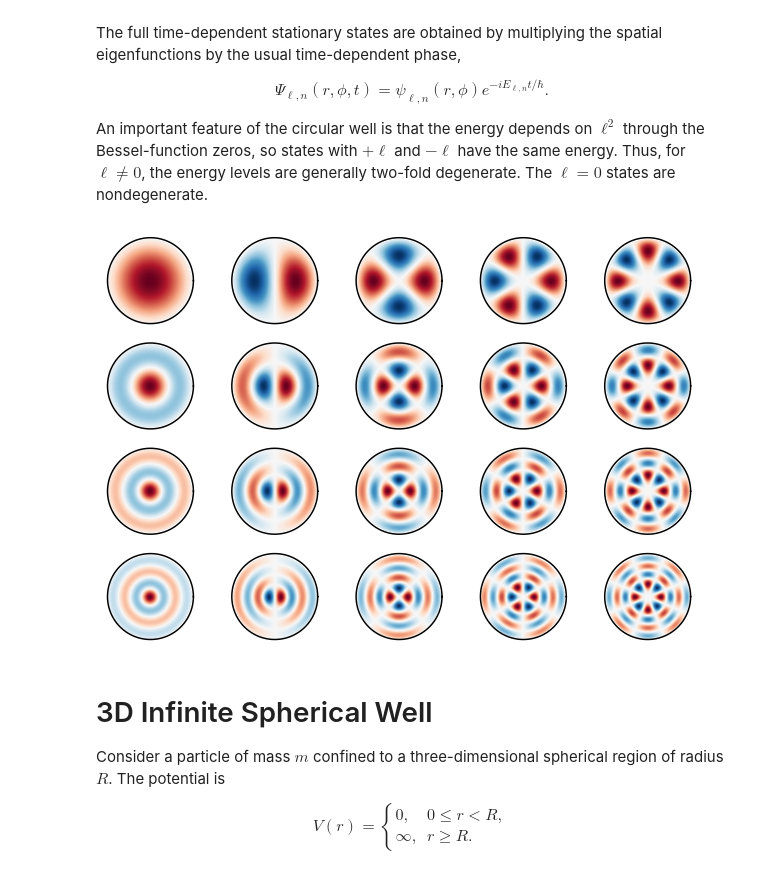
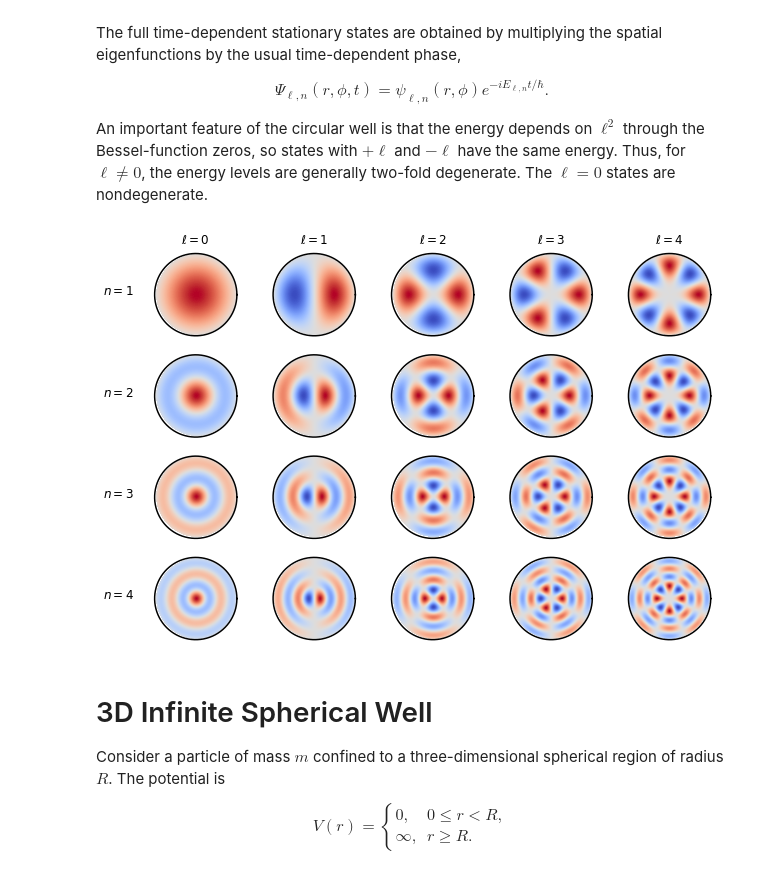
Before and after one commit to edmontoneuler/interactive-notebooks, a Jupyter notebook: content/quantum/infinite_potential_wells.ipynb, the cells around one changed output. Cells and saved outputs as stored; diff of their text form; code cells hidden in the pictures.

```diff
--- a/content/quantum/infinite_potential_wells.ipynb
+++ b/content/quantum/infinite_potential_wells.ipynb
@@ -310,9 +310,9 @@ L=1
 x, y = np.linspace(0, L, N), np.linspace(0, L, N)
 X, Y = np.meshgrid(x, y)
 
-mvals = np.arange(1, 6)
-nvals = np.arange(1, 4)
-fig, axs = plt.subplots(len(nvals), len(mvals), figsize = (9,6))
+mvals = np.arange(1, 5)
+nvals = np.arange(1, 5)
+fig, axs = plt.subplots(len(nvals), len(mvals), figsize = (9,9))
 
 def plot_wavefunction(axs, m, n):
     psi = np.sin(np.pi*m*X)*np.sin(np.pi*n*Y)
@@ -321,7 +321,7 @@ def plot_wavefunction(axs, m, n):
     pmin = np.amin(psi)
     pext = max(pmax, -pmin)
 
-    axs.imshow(psi, vmin=-pext, vmax = pext, cmap='RdBu_r', extent =[0, 1, 0, 1])
+    axs.imshow(psi, vmin=-pext, vmax = pext, cmap='coolwarm', extent =[0, 1, 0, 1])
 
     axs.plot([0, 0], [0,1], 'k', lw=2)
     axs.plot([1, 1], [0,1], 'k', lw=2)
@@ -339,12 +339,16 @@ fs = 12
 axs[0, 0].text(-0.6, 0.45, r'$n_y=1$', fontsize=fs)
 axs[1, 0].text(-0.6, 0.45, r'$n_y=2$', fontsize=fs)
 axs[2, 0].text(-0.6, 0.45, r'$n_y=3$', fontsize=fs)
+axs[3, 0].text(-0.6, 0.45, r'$n_y=4$', fontsize=fs)
+#axs[4, 0].text(-0.6, 0.45, r'$n_y=5$', fontsize=fs)
 
 axs[0, 0].set_title(r'$n_x=1$', fontsize=fs)
 axs[0, 1].set_title(r'$n_x=2$', fontsize=fs)
 axs[0, 2].set_title(r'$n_x=3$', fontsize=fs)
 axs[0, 3].set_title(r'$n_x=4$', fontsize=fs)
-axs[0, 4].set_title(r'$n_x=5$', fontsize=fs)
+#axs[0, 4].set_title(r'$n_x=5$', fontsize=fs)
+
+#axs[2, 4].text(1.5, 0.45, r'$\psi_{n_x, n_y}(x,y)$', fontsize=30)
 
 #plt.tight_layout()
 
@@ -660,36 +664,49 @@ t = np.linspace(0, 2*np.pi, 1000) # For parameterizing outline
 
 OOB_mask = R > radius
 IB_mask = R < radius
 
 mvals = np.arange(5)
 nvals = np.arange(4)
-fig, axs = plt.subplots(4, 5, figsize = (9,6))
+fig, axs = plt.subplots(len(nvals), len(mvals), figsize = (9,6))
 
 def plot_2D_wavefunction(axs, m, n):
     zeros = jn_zeros(m, n+1) # Zeros of Bessel function
     psi = jv(m, R*zeros[n])*np.cos(m*T) # Wavefunction
 
     pmax = np.amax(psi[IB_mask])
     pmin = np.amin(psi[IB_mask])
     pext = max(pmax, -pmin)
     psi[OOB_mask] = float('nan')
-    axs.imshow(psi, vmin=-pext, vmax = pext, cmap='RdBu_r', extent =[-1, 1, -1, 1])
+    axs.imshow(psi, vmin=-pext, vmax = pext, cmap='coolwarm', extent =[-1, 1, -1, 1])
 
     axs.plot(np.cos(t), np.sin(t), 'k')
     axs.set_xlim(-1.1, 1.1)
     axs.set_ylim(-1.1, 1.1)
 
     axs.set_axis_off()
 
 for i, m in enumerate(mvals):
     for j, n in enumerate(nvals):
         plot_2D_wavefunction(axs[j, i], m, n)
 
+axs[0, 0].text(-2.25, 0, r'$n=1$', fontsize=fs)
+axs[1, 0].text(-2.25, 0, r'$n=2$', fontsize=fs)
+axs[2, 0].text(-2.25, 0, r'$n=3$', fontsize=fs)
+axs[3, 0].text(-2.25, 0, r'$n=4$', fontsize=fs)
+
+axs[0, 0].set_title(r'$\ell=0$', fontsize=fs)
+axs[0, 1].set_title(r'$\ell=1$', fontsize=fs)
+axs[0, 2].set_title(r'$\ell=2$', fontsize=fs)
+axs[0, 3].set_title(r'$\ell=3$', fontsize=fs)
+axs[0, 4].set_title(r'$\ell=4$', fontsize=fs)
+
+#axs[2, 4].text(1.5, 1.75, r'$\psi_{n, \ell}(r, \phi)$', fontsize=24)
+
 plt.tight_layout()
 
 plt.show()
 # %% [output]
-[figure, old version]
+[figure, new version]
 # %% [markdown]
 # 3D Infinite Spherical Well
 
```
Also changed, not shown: parts of 2 cells of this notebook.
